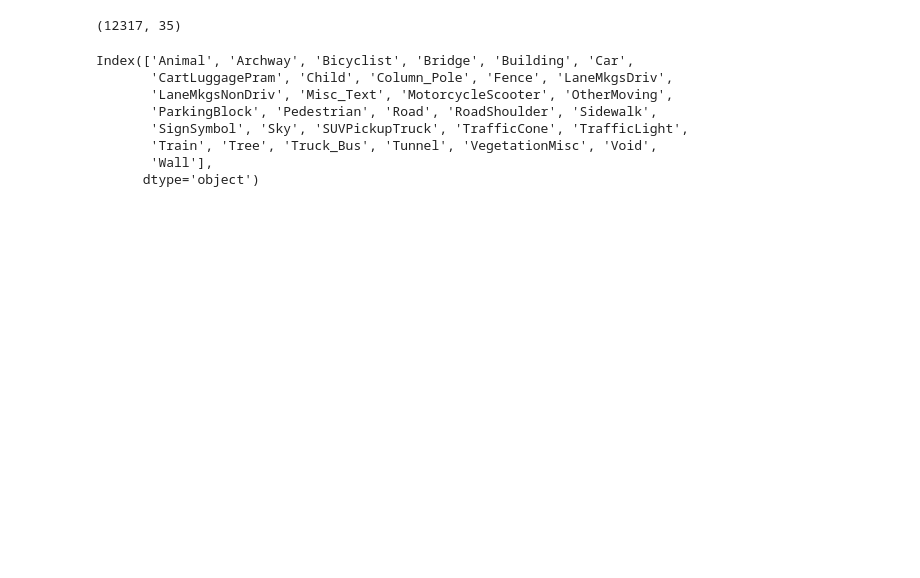
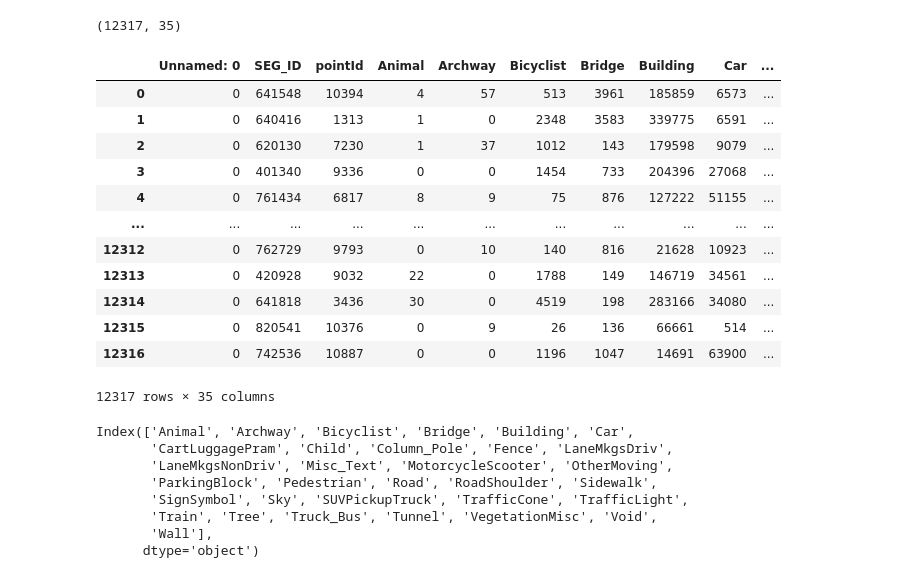
Before and after one commit to Zheng-Zhen/street-view-our-safety, a Jupyter notebook: data/streetView/Shaun_see.ipynb, the cells around one changed output. Saved outputs shown, nothing was run; the diff lists cells and outputs as text; code cells hidden in the pictures; blank space fills up the shorter version.

```diff
--- a/data/streetView/Shaun_see.ipynb
+++ b/data/streetView/Shaun_see.ipynb
@@ -6,6 +7,22 @@ segnet = pd.read_csv('segnetClassCount.csv')
 segnet.shape
 # %% [output]
 (12317, 35)
+# %%
+segnet
+# %% [output]
+|  | Unnamed: 0 | SEG_ID | pointId | Animal | Archway | Bicyclist | Bridge | Building | Car | ... |
+| 0 | 0 | 641548 | 10394 | 4 | 57 | 513 | 3961 | 185859 | 6573 | ... |
+| 1 | 0 | 640416 | 1313 | 1 | 0 | 2348 | 3583 | 339775 | 6591 | ... |
+| 2 | 0 | 620130 | 7230 | 1 | 37 | 1012 | 143 | 179598 | 9079 | ... |
+| 3 | 0 | 401340 | 9336 | 0 | 0 | 1454 | 733 | 204396 | 27068 | ... |
+| 4 | 0 | 761434 | 6817 | 8 | 9 | 75 | 876 | 127222 | 51155 | ... |
+| ... | ... | ... | ... | ... | ... | ... | ... | ... | ... | ... |
+| 12312 | 0 | 762729 | 9793 | 0 | 10 | 140 | 816 | 21628 | 10923 | ... |
+| 12313 | 0 | 420928 | 9032 | 22 | 0 | 1788 | 149 | 146719 | 34561 | ... |
+| 12314 | 0 | 641818 | 3436 | 30 | 0 | 4519 | 198 | 283166 | 34080 | ... |
+| 12315 | 0 | 820541 | 10376 | 0 | 9 | 26 | 136 | 66661 | 514 | ... |
+| 12316 | 0 | 742536 | 10887 | 0 | 0 | 1196 | 1047 | 14691 | 63900 | ... |
+12317 rows × 35 columns
 # %%
 segnet.drop(columns=['Unnamed: 0', 'SEG_ID','pointId']).columns
 # %% [output]
```
Also changed, not shown: parts of 12 cells of this notebook, 2 other files.
